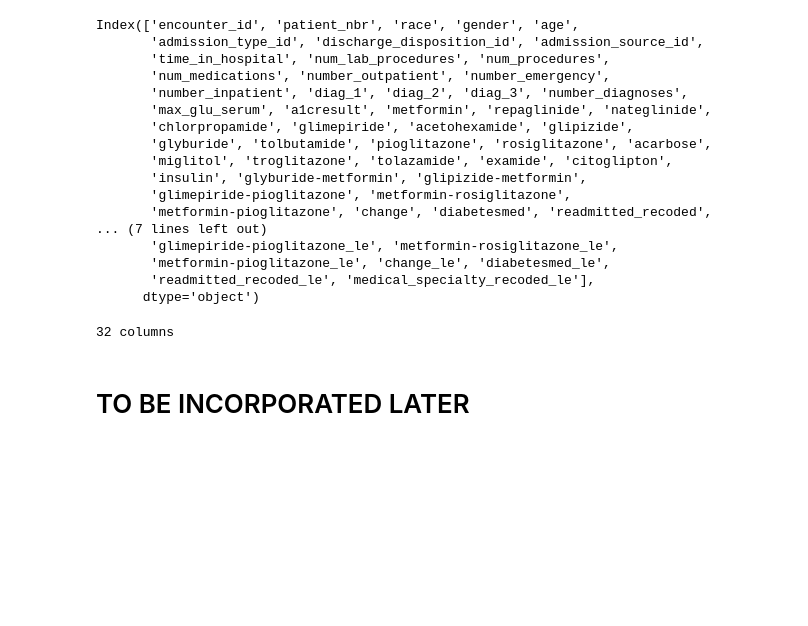
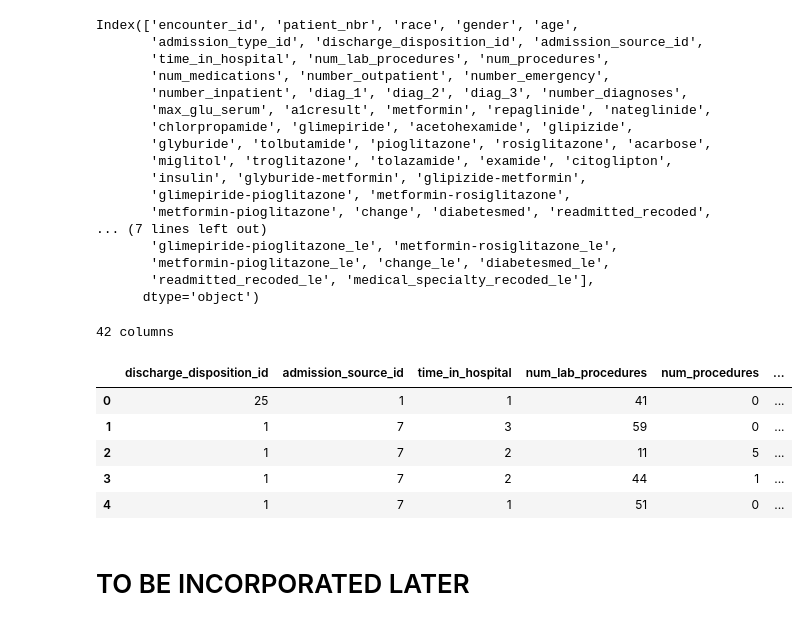
Before and after one commit to maraisabella/dataviz-final-project-group4, a Jupyter notebook: data_cleaning/diabetes_dataset_cleaning_merged.ipynb, the cells around one changed output. Drawn from its saved outputs; the diff is of its cells as text; code cells hidden in the pictures; blank space fills up the shorter version.

```diff
--- a/data_cleaning/diabetes_dataset_cleaning_merged.ipynb
+++ b/data_cleaning/diabetes_dataset_cleaning_merged.ipynb
@@ -540,24 +540,30 @@ Index(['encounter_id', 'patient_nbr', 'race', 'gender', 'age',
        'readmitted_recoded_le', 'medical_specialty_recoded_le'],
       dtype='object')
 # %%
-cols_to_drop = ['encounter_id', 'patient_nbr', 'race', 'gender', 'age',
-       'admission_type_id', 'discharge_disposition_id', 'admission_source_id',
-       'time_in_hospital', 'num_lab_procedures', 'num_procedures',
-       'num_medications', 'number_outpatient', 'number_emergency',
-       'number_inpatient', 'diag_1', 'diag_2', 'diag_3', 'number_diagnoses',
-       'max_glu_serum', 'a1cresult', 'metformin', 'repaglinide', 'nateglinide',
-       'chlorpropamide', 'glimepiride', 'acetohexamide', 'glipizide',
-       'glyburide', 'tolbutamide', 'pioglitazone', 'rosiglitazone', 'acarbose',
+# cols_to_drop = ['encounter_id', 'patient_nbr', 'race', 'gender', 'age',
+#        'admission_type_id', 'discharge_disposition_id', 'admission_source_id',
+#        'time_in_hospital', 'num_lab_procedures', 'num_procedures',
+#        'num_medications', 'number_outpatient', 'number_emergency',
+#        'number_inpatient', 'diag_1', 'diag_2', 'diag_3', 'number_diagnoses',
+#        'max_glu_serum', 'a1cresult', 'metformin', 'repaglinide', 'nateglinide',
+#        'chlorpropamide', 'glimepiride', 'acetohexamide', 'glipizide',
+#        'glyburide', 'tolbutamide', 'pioglitazone', 'rosiglitazone', 'acarbose',
+#        'miglitol', 'troglitazone', 'tolazamide', 'examide', 'citoglipton',
+#        'insulin', 'glyburide-metformin', 'glipizide-metformin',
+#        'glimepiride-pioglitazone', 'metformin-rosiglitazone',
+#        'metformin-pioglitazone', 'change', 'diabetesmed', 'readmitted_recoded',
+#        'medical_specialty_recoded']
+cols_to_drop = ['encounter_id', 'patient_nbr', 'race', 'gender', 'age', 'admission_type_id','max_glu_serum', 'a1cresult', 'metformin', 'repaglinide', 'nateglinide',
+       'chlorpropamide', 'glimepiride', 'acetohexamide', 'glipizide', 'glyburide', 'tolbutamide', 'pioglitazone', 'rosiglitazone', 'acarbose',
        'miglitol', 'troglitazone', 'tolazamide', 'examide', 'citoglipton',
-       'insulin', 'glyburide-metformin', 'glipizide-metformin',
-       'glimepiride-pioglitazone', 'metformin-rosiglitazone',
+       'insulin', 'glyburide-metformin', 'glipizide-metformin', 'glimepiride-pioglitazone', 'metformin-rosiglitazone',
        'metformin-pioglitazone', 'change', 'diabetesmed', 'readmitted_recoded',
-       'medical_specialty_recoded']
+       'medical_specialty_recoded', 'diag_1', 'diag_2', 'diag_3']
 encoded_df = encoded_df.drop(columns=cols_to_drop)
 # %%
 print(len(encoded_df.columns),"columns")
 # %% [output]
-32 columns
+42 columns
 # %%
 # Set ? to NaN
 encoded_df.replace('?', np.nan, inplace=True)
@@ -567,6 +573,15 @@ for column in df_cleaned.columns:
     missing_count = df_cleaned[column].isnull().sum()
     if missing_count>0:
         print(column,":",df_cleaned)
+# %%
+encoded_df.head(5)
+# %% [output]
+|  | discharge_disposition_id | admission_source_id | time_in_hospital | num_lab_procedures | num_procedures | ... |
+| 0 | 25 | 1 | 1 | 41 | 0 | ... |
+| 1 | 1 | 7 | 3 | 59 | 0 | ... |
+| 2 | 1 | 7 | 2 | 11 | 5 | ... |
+| 3 | 1 | 7 | 2 | 44 | 1 | ... |
+| 4 | 1 | 7 | 1 | 51 | 0 | ... |
 # %% [markdown]
 # TO BE INCORPORATED LATER
 # %%
```
Also changed, not shown: parts of 41 cells of this notebook, 29 other files.
